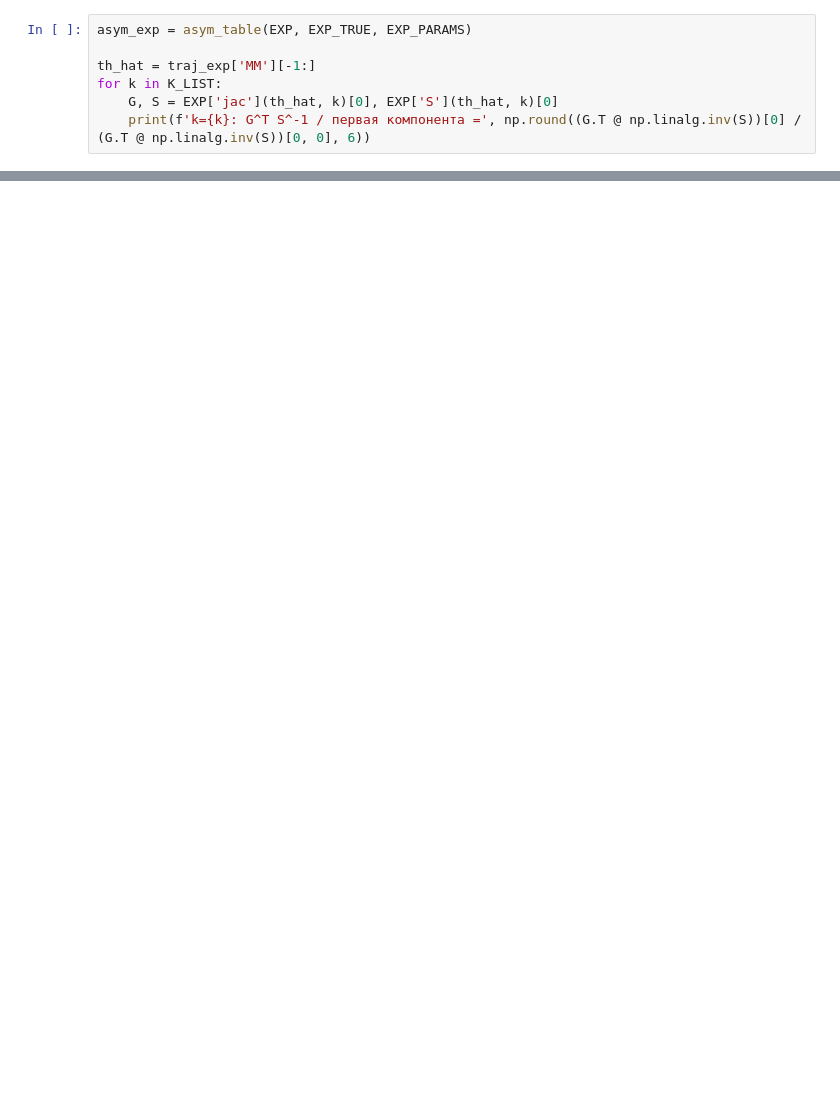
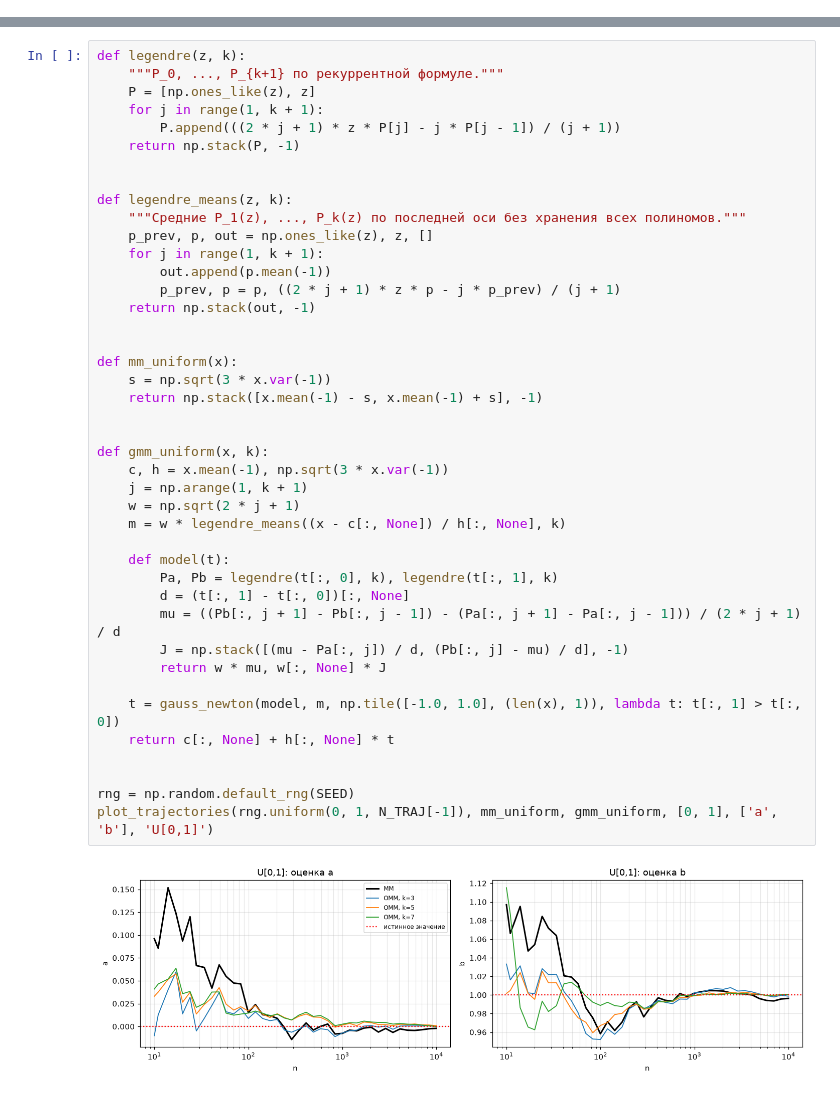
Before and after one commit to Nikulin-V/mathematical-statistics, a Jupyter notebook: lab3_method_of_moments.ipynb, the cells around one changed output, grey strips where cells are left out. Saved outputs shown, nothing was run; the diff lists cells and outputs as text; blank space fills up the shorter version.

Commit message:
Simplify lab3 (orthogonal-polynomial GMM), add lab5 (mean/variance estimates)

```diff
--- a/lab3_method_of_moments.ipynb
+++ b/lab3_method_of_moments.ipynb
@@ -469,7 +0,0 @@ plot_trajectories(N_TRAJ, traj_exp, ['ММ'], EXP_PARAMS, EXP_TRUE, 'Exp(1), М
-# %%
-asym_exp = asym_table(EXP, EXP_TRUE, EXP_PARAMS)
-
-th_hat = traj_exp['ММ'][-1:]
-for k in K_LIST:
-    G, S = EXP['jac'](th_hat, k)[0], EXP['S'](th_hat, k)[0]
-    print(f'k={k}: G^T S^-1 / первая компонента =', np.round((G.T @ np.linalg.inv(S))[0] / (G.T @ np.linalg.inv(S))[0, 0], 6))
@@ -536,0 +127,44 @@ print_mc_table(mc_exp, N_MC_SIZES, list(STYLE), EXP_PARAMS, EXP_TRUE)
+# %%
+def legendre(z, k):
+    """P_0, ..., P_{k+1} по рекуррентной формуле."""
+    P = [np.ones_like(z), z]
+    for j in range(1, k + 1):
+        P.append(((2 * j + 1) * z * P[j] - j * P[j - 1]) / (j + 1))
+    return np.stack(P, -1)
+
+
+def legendre_means(z, k):
+    """Средние P_1(z), ..., P_k(z) по последней оси без хранения всех полиномов."""
+    p_prev, p, out = np.ones_like(z), z, []
+    for j in range(1, k + 1):
+        out.append(p.mean(-1))
+        p_prev, p = p, ((2 * j + 1) * z * p - j * p_prev) / (j + 1)
+    return np.stack(out, -1)
+
+
+def mm_uniform(x):
+    s = np.sqrt(3 * x.var(-1))
+    return np.stack([x.mean(-1) - s, x.mean(-1) + s], -1)
+
+
+def gmm_uniform(x, k):
+    c, h = x.mean(-1), np.sqrt(3 * x.var(-1))
+    j = np.arange(1, k + 1)
+    w = np.sqrt(2 * j + 1)
+    m = w * legendre_means((x - c[:, None]) / h[:, None], k)
+
+    def model(t):
+        Pa, Pb = legendre(t[:, 0], k), legendre(t[:, 1], k)
+        d = (t[:, 1] - t[:, 0])[:, None]
+        mu = ((Pb[:, j + 1] - Pb[:, j - 1]) - (Pa[:, j + 1] - Pa[:, j - 1])) / (2 * j + 1) / d
+        J = np.stack([(mu - Pa[:, j]) / d, (Pb[:, j] - mu) / d], -1)
+        return w * mu, w[:, None] * J
+
+    t = gauss_newton(model, m, np.tile([-1.0, 1.0], (len(x), 1)), lambda t: t[:, 1] > t[:, 0])
+    return c[:, None] + h[:, None] * t
+
+
+rng = np.random.default_rng(SEED)
+plot_trajectories(rng.uniform(0, 1, N_TRAJ[-1]), mm_uniform, gmm_uniform, [0, 1], ['a', 'b'], 'U[0,1]')
+# %% [output]
+[figure, added]
```
Also changed, not shown: parts of 38 cells of this notebook, 1 other file.
